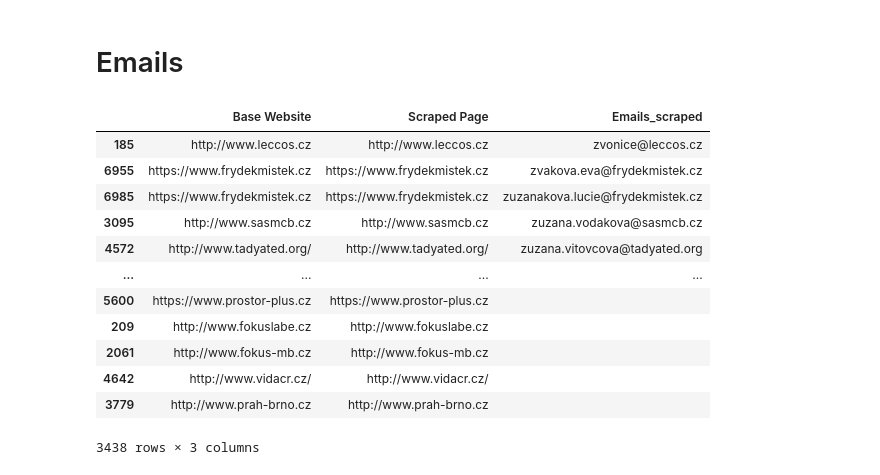
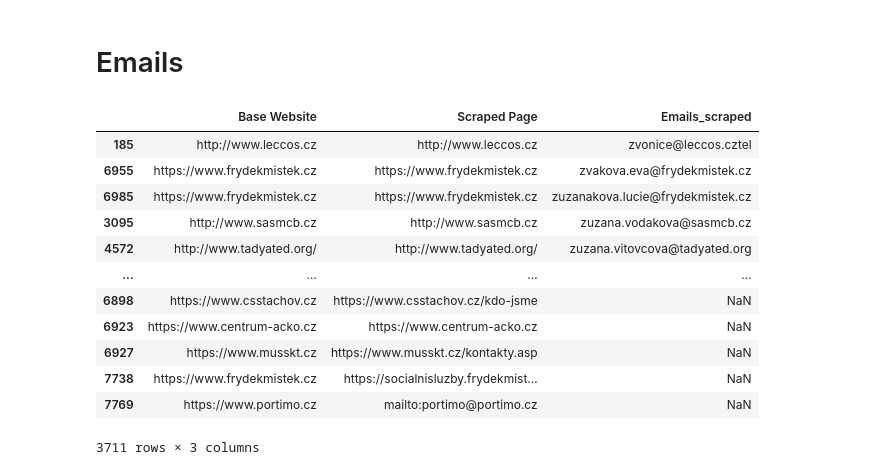
Before and after one commit to DmitriiSid/SafeZone, a Jupyter notebook: notebooks/validation_master.ipynb, the cells around one changed output. Cells and saved outputs as stored; diff of their text form; code cells hidden in the pictures.

Commit message:
db validation added

```diff
--- a/notebooks/validation_master.ipynb
+++ b/notebooks/validation_master.ipynb
@@ -383,56 +383,52 @@ df_res_1_exp.head(50)
 # %%
 def clean_email(email):
     if pd.isna(email):
         return email
     # Regular expression to find valid email addresses
     email_pattern = re.compile(r'\b[A-Za-z0-9._%+-]+@[A-Za-z0-9.-]+\.[A-Z|a-z]{2,7}\b')
-    # Find all valid email addresses in the string
-    valid_emails = email_pattern.findall(email)
-    # Fix emails that have additional symbols after ".cz"
+    # Find all valid email addresses in the string and convert them to lowercase
+    valid_emails = [e.lower() for e in email_pattern.findall(email)]
+    # Fix emails that have additional symbols after specified domains
+    domains = ['.cz', '.com', '.eu', '.org']
     cleaned_emails = []
     for email in valid_emails:
-        if email.endswith('.cz'):
-            cleaned_emails.append(email)
-        else:
-            em1 = re.sub(r'\.cz.*', '.cz', email)
-            em2 = re.sub(r'\.com.*', '.com', em1)
-            em3 = re.sub(r'\.eu.*', '.eu', em2)
-            cleaned_emails.append(re.sub(r'\.org.*', '.org', em3))
+        for domain in domains:
+            if email.endswith(domain):
+                email = re.sub(f'{domain}.*', domain, email)
+                break
+        cleaned_emails.append(email)
     return ', '.join(cleaned_emails)
 
 df_res_1 = pd.read_csv("../data/1_06/df_scraped_1_06_full.csv")
 
 df_res_1_exp = explode_df(df_res_1,"Emails")
 df_res_1_exp.head()
 
 # Apply the clean_email function to the "Emails" column
 df_res_1_exp['Emails_scraped'] = df_res_1_exp['Emails_scraped'].apply(clean_email)
 
 df_deduped = df_res_1_exp.drop_duplicates(subset=['Base Website', 'Emails_scraped'])
-filtered_df = df_deduped[
-    (~df_deduped["Emails_scraped"].isna()) #&
-    #(~df_deduped["Emails_scraped"].str.endswith('.cz', na=False))
-]
+
 
 # Sort the filtered DataFrame
-sorted_df = filtered_df.sort_values(by="Emails_scraped", ascending=False)
+sorted_df = df_deduped.sort_values(by="Emails_scraped", ascending=False)
 sorted_df
 
 # Display or save the sorted DataFrame
 # df_res_1_exp.drop_duplicates(subset=['Base Website', 'Emails_scraped'])[~(df_res_1_exp["Emails_scraped"].isna()) & ~(df_res_1_exp["Emails_scraped"].str.endswith('.cz'))].sort_values(by="Emails_scraped",ascending=False)
 # %% [output]
 |  | Base Website | Scraped Page | Emails_scraped |
-| 185 | http://www.leccos.cz | http://www.leccos.cz | zvonice@leccos.cz |
+| 185 | http://www.leccos.cz | http://www.leccos.cz | zvonice@leccos.cztel |
 | 6955 | https://www.frydekmistek.cz | https://www.frydekmistek.cz | zvakova.eva@frydekmistek.cz |
 | 6985 | https://www.frydekmistek.cz | https://www.frydekmistek.cz | zuzanakova.lucie@frydekmistek.cz |
 | 3095 | http://www.sasmcb.cz | http://www.sasmcb.cz | zuzana.vodakova@sasmcb.cz |
 | 4572 | http://www.tadyated.org/ | http://www.tadyated.org/ | zuzana.vitovcova@tadyated.org |
 | ... | ... | ... | ... |
-| 5600 | https://www.prostor-plus.cz | https://www.prostor-plus.cz |  |
-| 209 | http://www.fokuslabe.cz | http://www.fokuslabe.cz |  |
-| 2061 | http://www.fokus-mb.cz | http://www.fokus-mb.cz |  |
-| 4642 | http://www.vidacr.cz/ | http://www.vidacr.cz/ |  |
-| 3779 | http://www.prah-brno.cz | http://www.prah-brno.cz |  |
+| 6898 | https://www.csstachov.cz | https://www.csstachov.cz/kdo-jsme | NaN |
+| 6923 | https://www.centrum-acko.cz | https://www.centrum-acko.cz | NaN |
+| 6927 | https://www.musskt.cz | https://www.musskt.cz/kontakty.asp | NaN |
+| 7738 | https://www.frydekmistek.cz | https://socialnisluzby.frydekmist... | NaN |
+| 7769 | https://www.portimo.cz | mailto:portimo@portimo.cz | NaN |
-3438 rows × 3 columns
+3711 rows × 3 columns
 # %%
 sorted_df.to_csv('../data/2_06/emails.csv')
```
Also changed, not shown: parts of 9 cells of this notebook, 1 other file.
